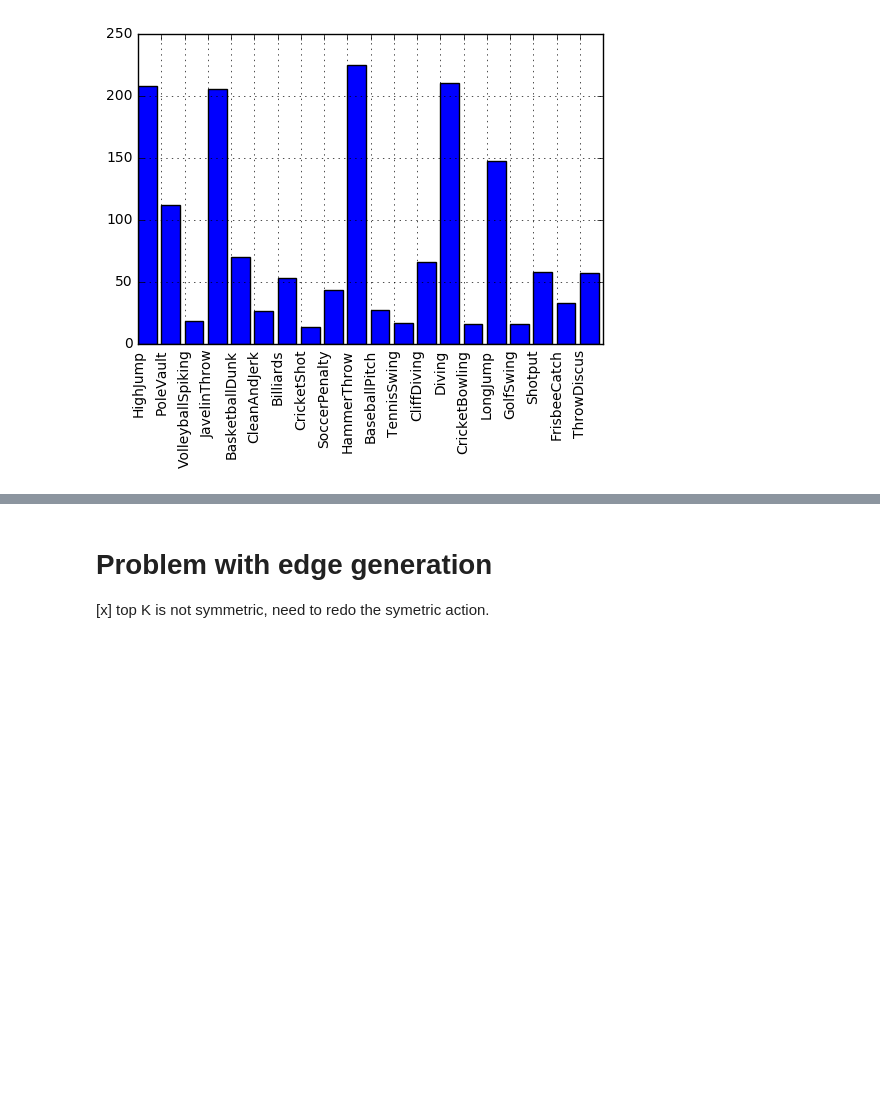
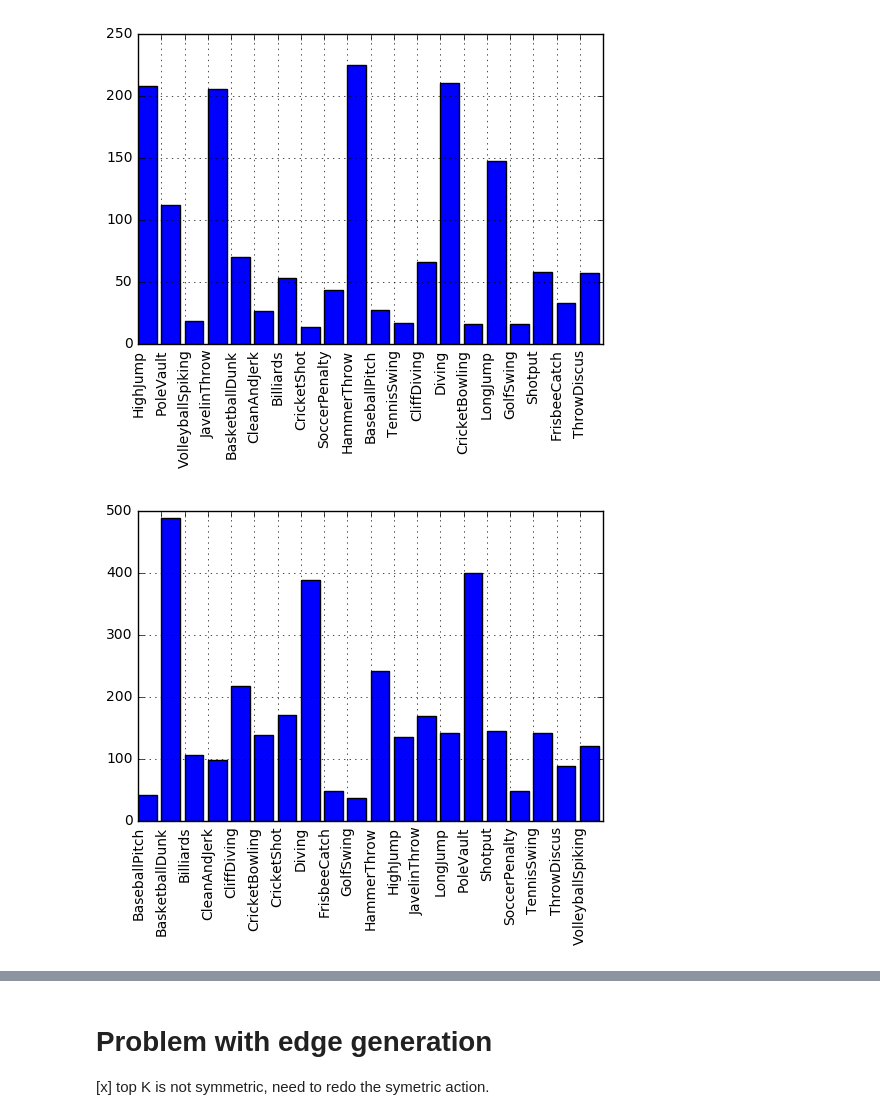
Before and after one commit to KevKeyingLi/VideoActionRecognition, a Jupyter notebook: notebook/Generating Nodes.ipynb, the cells around one changed output, grey strips where cells are left out. Saved outputs shown, nothing was run; the diff lists cells and outputs as text; code cells hidden in the pictures; blank space fills up the shorter version.

Commit message:
modify to test the test data, and generate new stats

```diff
--- a/notebook/Generating Nodes.ipynb
+++ b/notebook/Generating Nodes.ipynb
@@ -908,3 +942,14 @@ plt.show()
  'ThrowDiscus': 57,
  'VolleyballSpiking': 18}
 [figure]
+# %%
+test_video_count = {'LongJump': 142, 'FrisbeeCatch': 48, 'BaseballPitch': 41, 'CliffDiving': 217, 'Diving': 388, 'Shotput': 144, 'SoccerPenalty': 48, 'VolleyballSpiking': 120, 'TennisSwing': 141, 'BasketballDunk': 488, 'GolfSwing': 36, 'Ambiguous': 99, 'HighJump': 135, 'ThrowDiscus': 88, 'Billiards': 106, 'CricketBowling': 138, 'PoleVault': 399, 'JavelinThrow': 169, 'CricketShot': 170, 'HammerThrow': 242, 'CleanAndJerk': 98}
+del(test_video_count['Ambiguous'])
+
+d = collections.OrderedDict(sorted(test_video_count.items()))
+plt.bar(range(len(d)), d.values())# ,align='center'
+plt.xticks(range(len(d)), d.keys(), rotation='vertical')
+plt.grid()
+plt.show()
+# %% [output]
+[figure, added]
```
Also changed, not shown: parts of 19 cells of this notebook.
